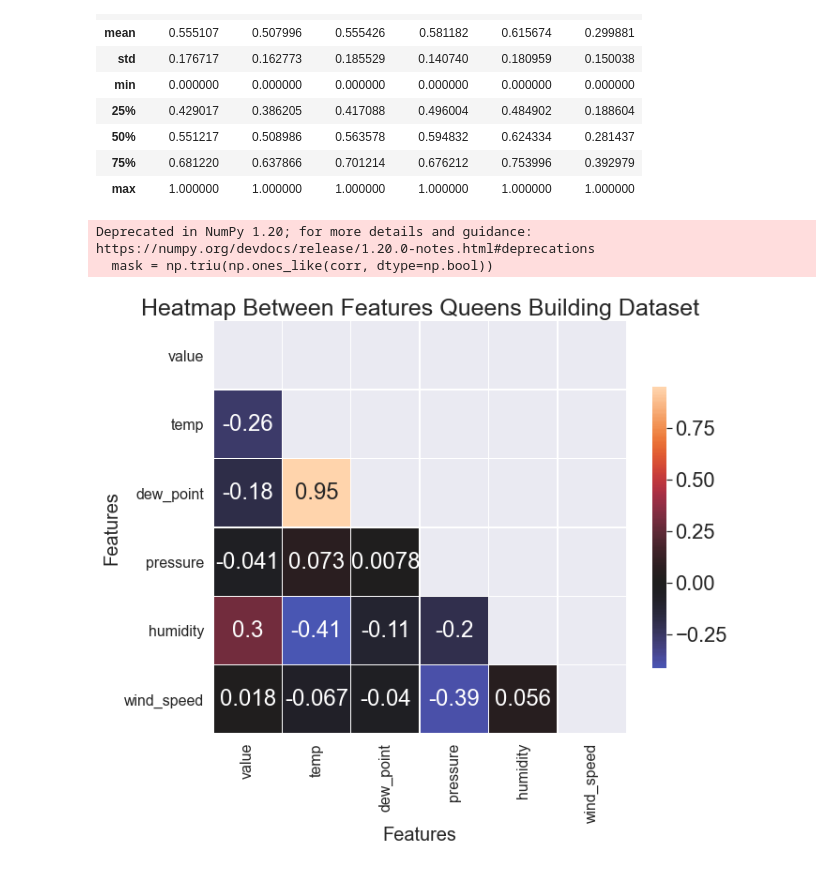
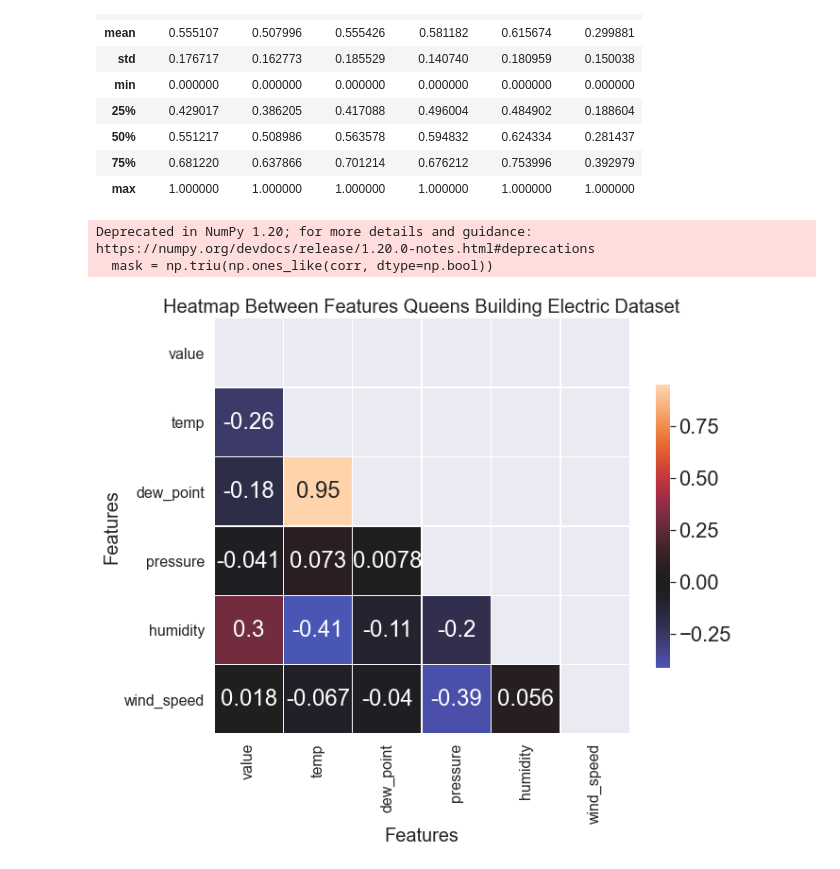
Before and after one commit to UsmanKolo/Master_Thesis, a Jupyter notebook: Notebooks/Heatmap.ipynb, the cells around one changed output. Cells and saved outputs as stored; diff of their text form; code cells hidden in the pictures.

```diff
--- a/Notebooks/Heatmap.ipynb
+++ b/Notebooks/Heatmap.ipynb
@@ -35,21 +53,21 @@ df.describe()
 # %%
 plt.figure(figsize=(10,10))
 corr = df.corr()
 mask = np.triu(np.ones_like(corr, dtype=np.bool))
 sns.set(font_scale=2)
 sns.heatmap(corr, mask=mask, center=0,square=True, linewidths=.5, cbar_kws={"shrink": .5}, annot=True)
 plt.xticks(rotation='vertical')
 plt.yticks(rotation='horizontal')
 plt.xlabel('Features',fontsize=20, ha='center')
 plt.ylabel('Features',fontsize=20, ha='center')
-plt.title('Heatmap Between Features Queens Building Dataset',fontsize=25, ha='center')
+plt.title('Heatmap Between Features Queens Building Electric Dataset',fontsize=20, ha='center')
 plt.tick_params(labelsize=16)
 plt.ylim(6, 0)
 plt.tight_layout()
 # %% [output]
 Deprecated in NumPy 1.20; for more details and guidance: https://numpy.org/devdocs/release/1.20.0-notes.html#deprecations
   mask = np.triu(np.ones_like(corr, dtype=np.bool))
-[figure, old version]
+[figure, new version]
 # %%
 x1 = data1.values
 min_max_scaler = MinMaxScaler()
```
Also changed, not shown: parts of 17 cells of this notebook, 4 other files.
